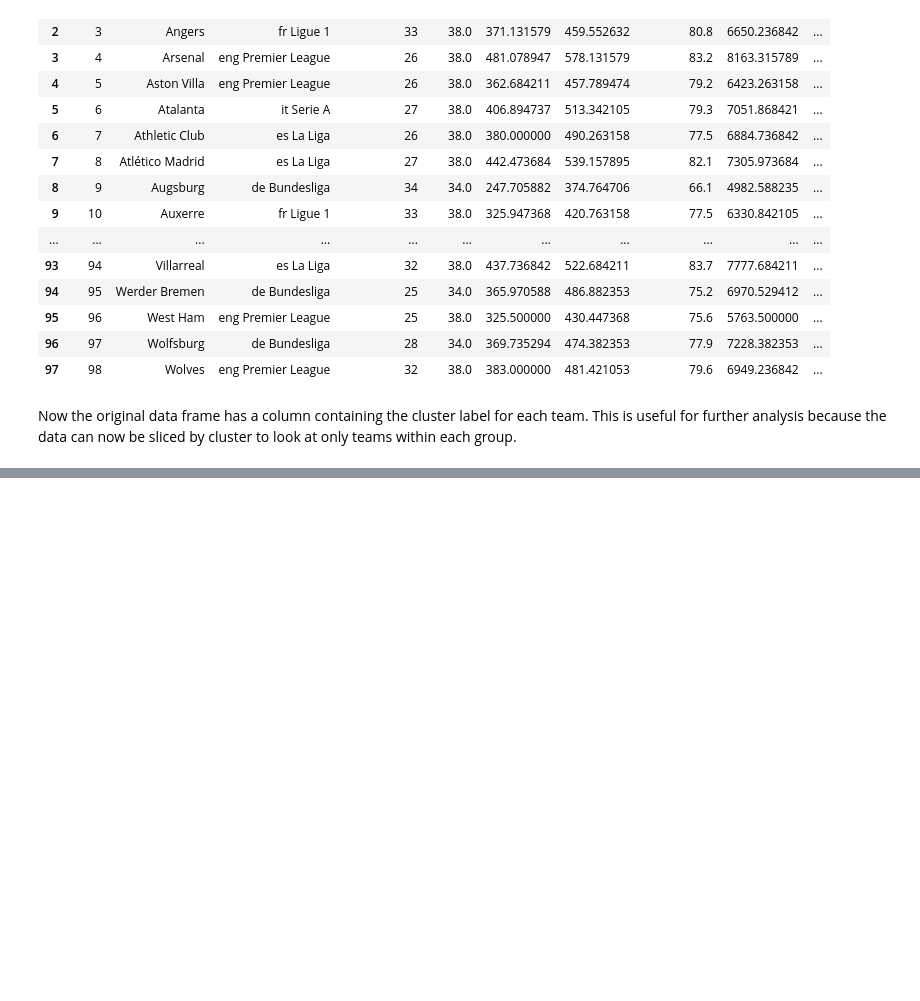
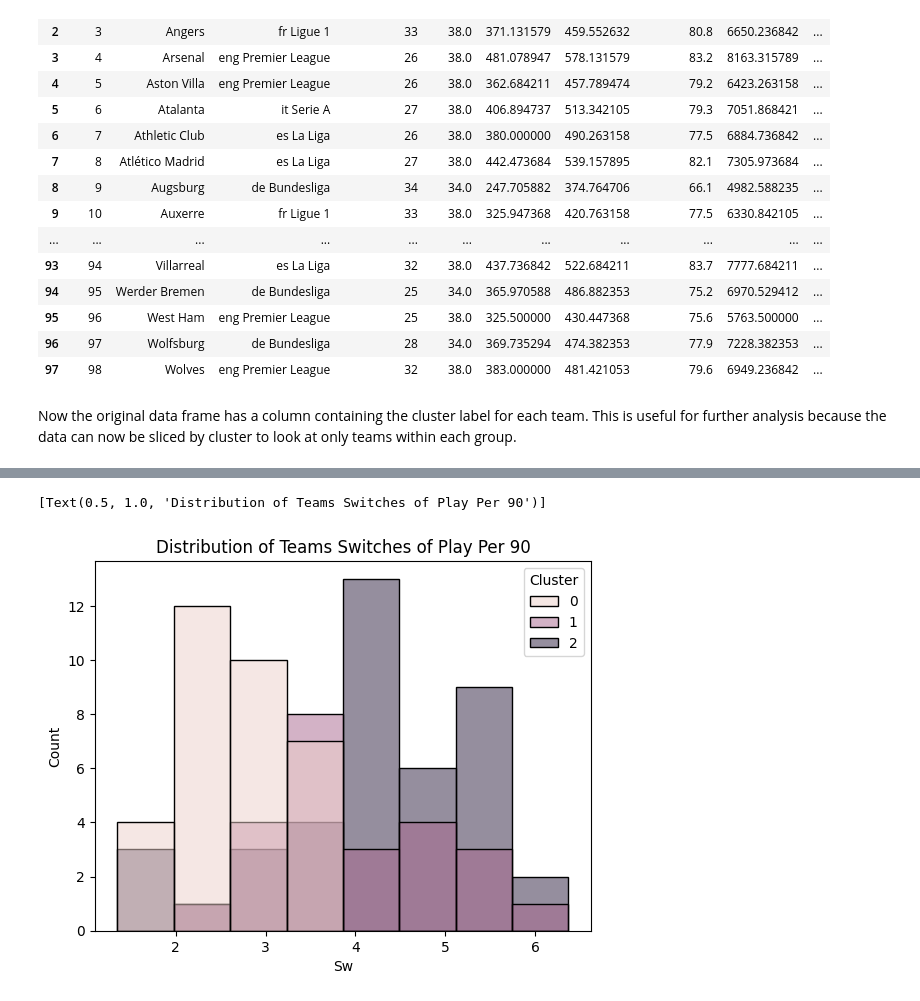
Before and after one commit to Owenp25/-Top-5-Football-Leagues-Clustering-Analysis, a Jupyter notebook: Top_5_Football_Leagues_Clustering_Teams_by_Passing_Play_Style.ipynb, the cells around one changed output, grey strips where cells are left out. Saved outputs shown, nothing was run; the diff lists cells and outputs as text; code cells hidden in the pictures; blank space fills up the shorter version.

```diff
--- a/Top_5_Football_Leagues_Clustering_Teams_by_Passing_Play_Style.ipynb
+++ b/Top_5_Football_Leagues_Clustering_Teams_by_Passing_Play_Style.ipynb
@@ -1036,0 +1145,5 @@ The biggest takeaway from this is that it will take a lot more advanced analysis
+# %%
+sns.histplot(data=t5, x="Sw", hue="Cluster").set(title='Distribution of Teams Switches of Play Per 90')
+# %% [output]
+[Text(0.5, 1.0, 'Distribution of Teams Switches of Play Per 90')]
+[figure, added]
```
Also changed, not shown: parts of 35 cells of this notebook.
